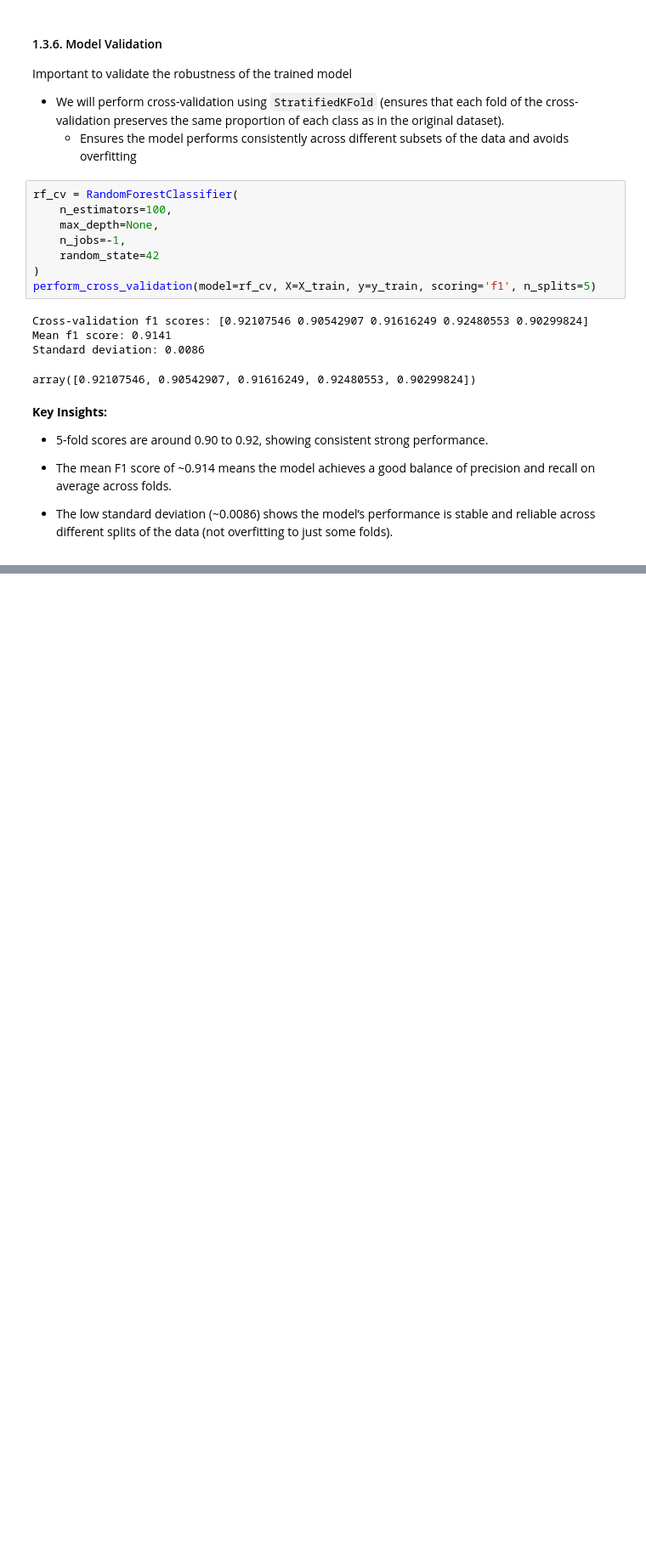
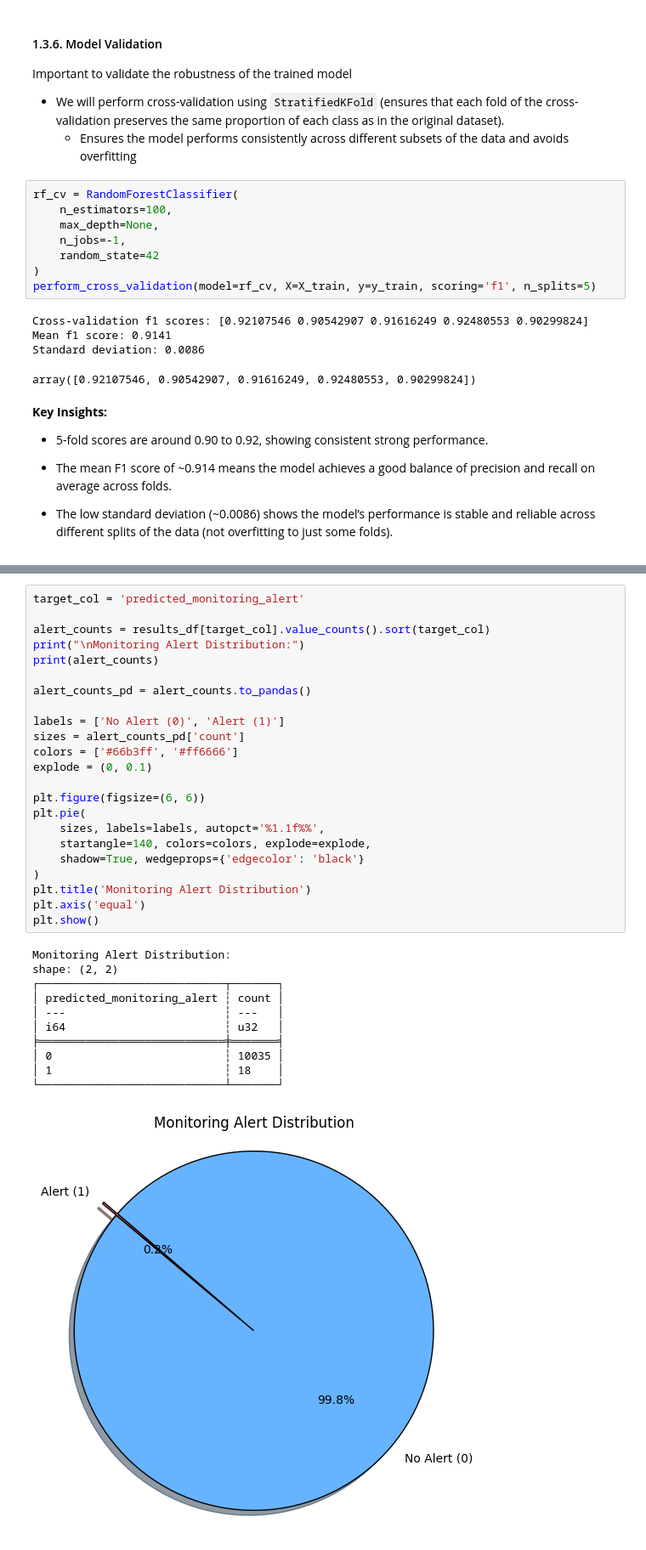
Before and after one commit to vashishtmarhwal/tech-challenge-ambyint, a Jupyter notebook: data-science/ambyint_assessment.ipynb, the cells around one changed output, grey strips where cells are left out. Shown at 85% size. Saved outputs shown, nothing was run; the diff lists cells and outputs as text; blank space fills up the shorter version.

```diff
--- a/data-science/ambyint_assessment.ipynb
+++ b/data-science/ambyint_assessment.ipynb
@@ -1222,0 +1294,35 @@ array([0.92107546, 0.90542907, 0.91616249, 0.92480553, 0.90299824])
+# %%
+target_col = 'predicted_monitoring_alert'
+
+alert_counts = results_df[target_col].value_counts().sort(target_col)
+print("\nMonitoring Alert Distribution:")
+print(alert_counts)
+
+alert_counts_pd = alert_counts.to_pandas()
+
+labels = ['No Alert (0)', 'Alert (1)']
+sizes = alert_counts_pd['count']
+colors = ['#66b3ff', '#ff6666']
+explode = (0, 0.1)
+
+plt.figure(figsize=(6, 6))
+plt.pie(
+    sizes, labels=labels, autopct='%1.1f%%',
+    startangle=140, colors=colors, explode=explode,
+    shadow=True, wedgeprops={'edgecolor': 'black'}
+)
+plt.title('Monitoring Alert Distribution')
+plt.axis('equal')
+plt.show()
+# %% [output]
+Monitoring Alert Distribution:
+shape: (2, 2)
+┌────────────────────────────┬───────┐
+│ predicted_monitoring_alert ┆ count │
+│ ---                        ┆ ---   │
+│ i64                        ┆ u32   │
+╞════════════════════════════╪═══════╡
+│ 0                          ┆ 10035 │
+│ 1                          ┆ 18    │
+└────────────────────────────┴───────┘
+[figure, added]
```
Also changed, not shown: parts of 17 cells of this notebook, 1 other file.
